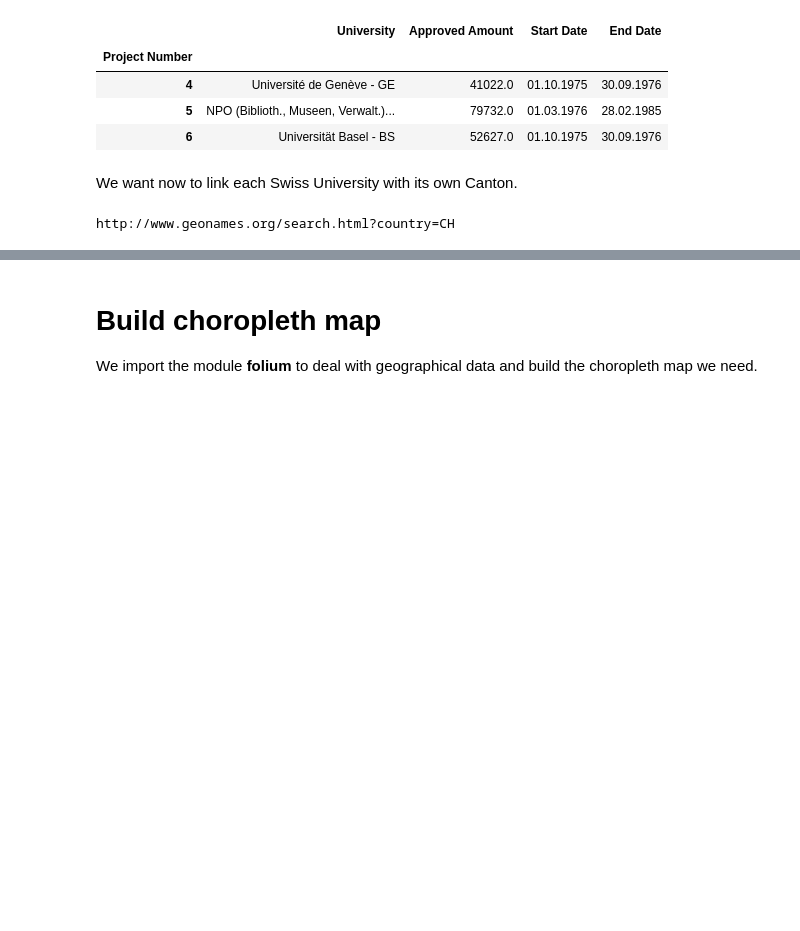
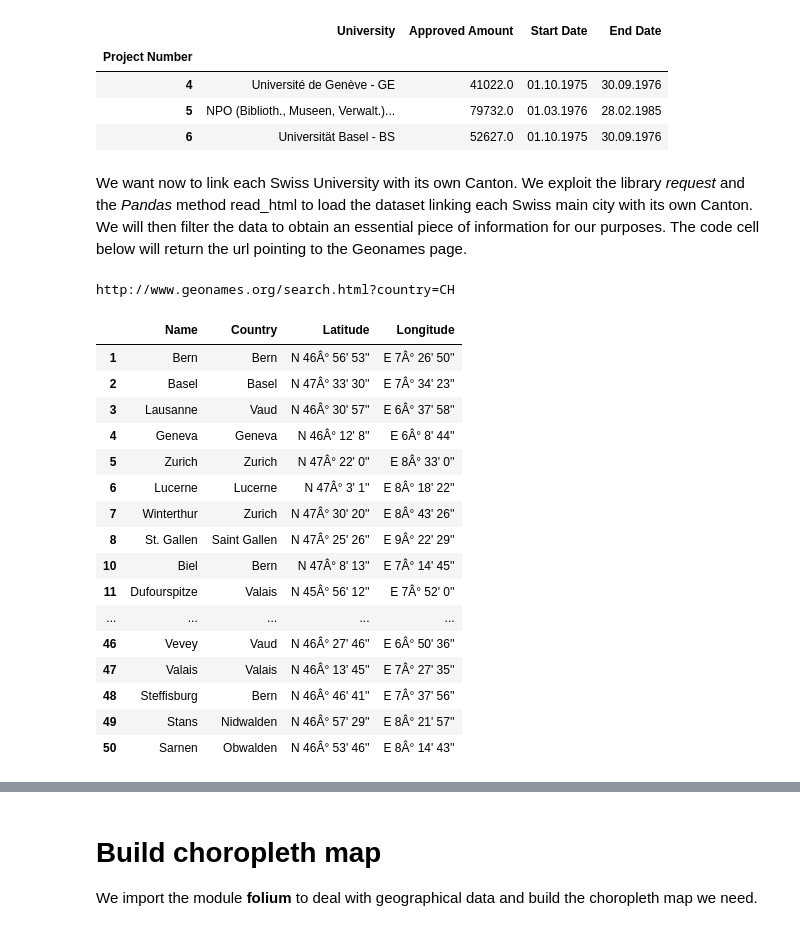
Before and after one commit to Bondzio/ADA_hw2016, a Jupyter notebook: 03 - Interactive Viz/InteractiveVisualization.ipynb, the cells around one changed output, grey strips where cells are left out. Cells and saved outputs as stored; diff of their text form; code cells hidden in the pictures; blank space fills up the shorter version.

Commit message:
parsing geonames complete

```diff
--- a/03 - Interactive Viz/InteractiveVisualization.ipynb
+++ b/03 - Interactive Viz/InteractiveVisualization.ipynb
@@ -210,5 +210,3 @@ data.head(3)
 | 4 | Université de Genève - GE | 41022.0 | 01.10.1975 | 30.09.1976 |
 | 5 | NPO (Biblioth., Museen, Verwalt.)... | 79732.0 | 01.03.1976 | 28.02.1985 |
 | 6 | Universität Basel - BS | 52627.0 | 01.10.1975 | 30.09.1976 |
-# %% [markdown]
-We want now to link each Swiss University with its own Canton.
@@ -220,7 +213,79 @@ from bs4 import BeautifulSoup as bs
+# %% [markdown]
+We want now to link each Swiss University with its own Canton. We exploit the library *request* and the *Pandas* method read_html to load the dataset linking each Swiss main city with its own Canton. We will then filter the data to obtain an essential piece of information for our purposes. The code cell below will return the url pointing to the Geonames page.
 # %%
+import requests
+req_url = 'http://www.geonames.org/search.html?'
 search = {'country' : 'CH'}
 r = requests.get(req_url,params=search)
-s = bs(r.text,'lxml')
 print(r.url)
 # %% [output]
 http://www.geonames.org/search.html?country=CH
+# %%
+def clearString(s):
+    k = 0;
+    flag = True
+    while flag:
+        flag = k+1 < len(s) and ('a' <= s[k+1] <= 'z' or 'à' <= s[k+1] <= 'ü' or s[k+1] in [' '])
+        k = k+1
+    return s[0:k]
+
+def clearSwitz(s):
+    sw = 'Switzerland, '
+    k = 0
+    flag = s[k]==sw[k]
+    while flag:
+        flag = k < len(s) and k < len(sw) and s[k]==sw[k]
+        k = k+1
+    return s[k-1:]
+# %%
+import html5lib
+cities = pd.read_html(r.url, flavor='bs4')
+cities = cities[1] #extract correct table
+names = cities.loc[0][1:] # assign names
+nouns = ['nothing']
+for l in names:
+    nouns.append(l)
+cities.columns=nouns
+cities = cities.drop('Feature class',axis=1) # drop out population data
+cities = cities.drop('nothing',axis=1)
+cities = cities.drop(0,axis=0)
+cities = cities.drop(len(cities),axis=0) # drop out the last NaN row
+
+# clean strings
+for k in range(50):
+    cities['Name'].iloc[k] = clearString(cities['Name'].iloc[k])
+    cities['Country'].iloc[k] = clearString(clearSwitz(cities['Country'].iloc[k]))
+
+#cleaning
+
+cities = cities.drop(9,axis=0)
+cities = cities.drop(31,axis=0)
+cities = cities.drop(33,axis=0)
+cities = cities.drop(43,axis=0)
+cities.loc[8]['Name']='St. Gallen'
+cities.loc[8]['Country']='Saint Gallen'
+cities.loc[13]['Name']='Neuchatel'
+cities.loc[13]['Name']='Neuchatel'
+cities.loc[13]['Country']='Neuchatel'
+cities.loc[28]['Name']='Delémont'
+cities.loc[39]['Country']='Neuchatel'
+cities.loc[39]['Name']='La Chaux-de-Fonds'
+cities.loc[40]['Name']='Köniz'
+# %% [output]
+|  | Name | Country | Latitude | Longitude |
+| 1 | Bern | Bern | N 46Â° 56' 53'' | E 7Â° 26' 50'' |
+| 2 | Basel | Basel | N 47Â° 33' 30'' | E 7Â° 34' 23'' |
+| 3 | Lausanne | Vaud | N 46Â° 30' 57'' | E 6Â° 37' 58'' |
+| 4 | Geneva | Geneva | N 46Â° 12' 8'' | E 6Â° 8' 44'' |
+| 5 | Zurich | Zurich | N 47Â° 22' 0'' | E 8Â° 33' 0'' |
+| 6 | Lucerne | Lucerne | N 47Â° 3' 1'' | E 8Â° 18' 22'' |
+| 7 | Winterthur | Zurich | N 47Â° 30' 20'' | E 8Â° 43' 26'' |
+| 8 | St. Gallen | Saint Gallen | N 47Â° 25' 26'' | E 9Â° 22' 29'' |
+| 10 | Biel | Bern | N 47Â° 8' 13'' | E 7Â° 14' 45'' |
+| 11 | Dufourspitze | Valais | N 45Â° 56' 12'' | E 7Â° 52' 0'' |
+| ... | ... | ... | ... | ... |
+| 46 | Vevey | Vaud | N 46Â° 27' 46'' | E 6Â° 50' 36'' |
+| 47 | Valais | Valais | N 46Â° 13' 45'' | E 7Â° 27' 35'' |
+| 48 | Steffisburg | Bern | N 46Â° 46' 41'' | E 7Â° 37' 56'' |
+| 49 | Stans | Nidwalden | N 46Â° 57' 29'' | E 8Â° 21' 57'' |
+| 50 | Sarnen | Obwalden | N 46Â° 53' 46'' | E 8Â° 14' 43'' |
```
Also changed, not shown: parts of 2 cells of this notebook.
